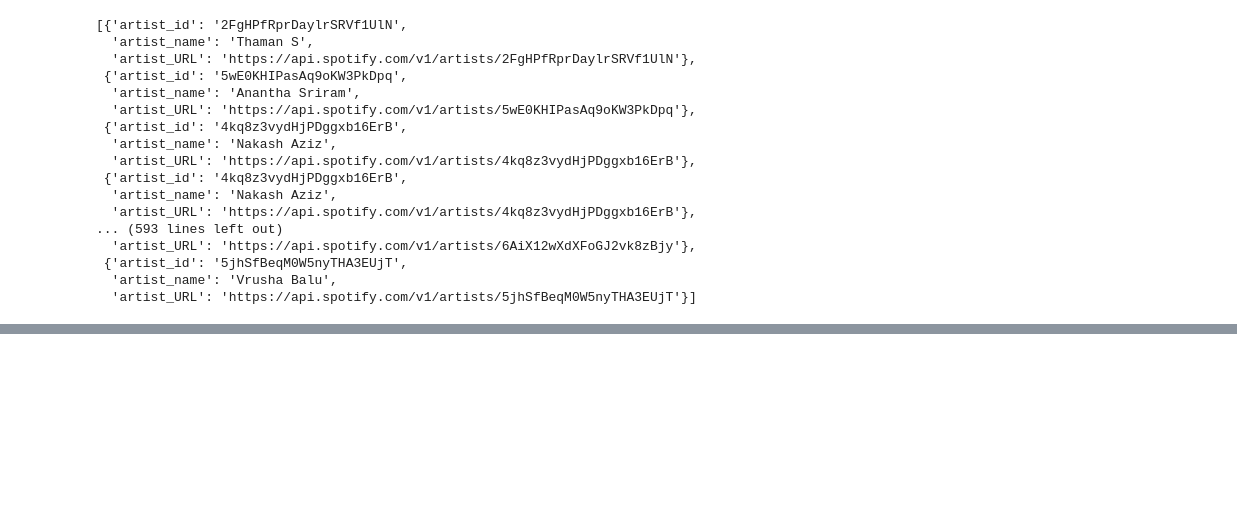
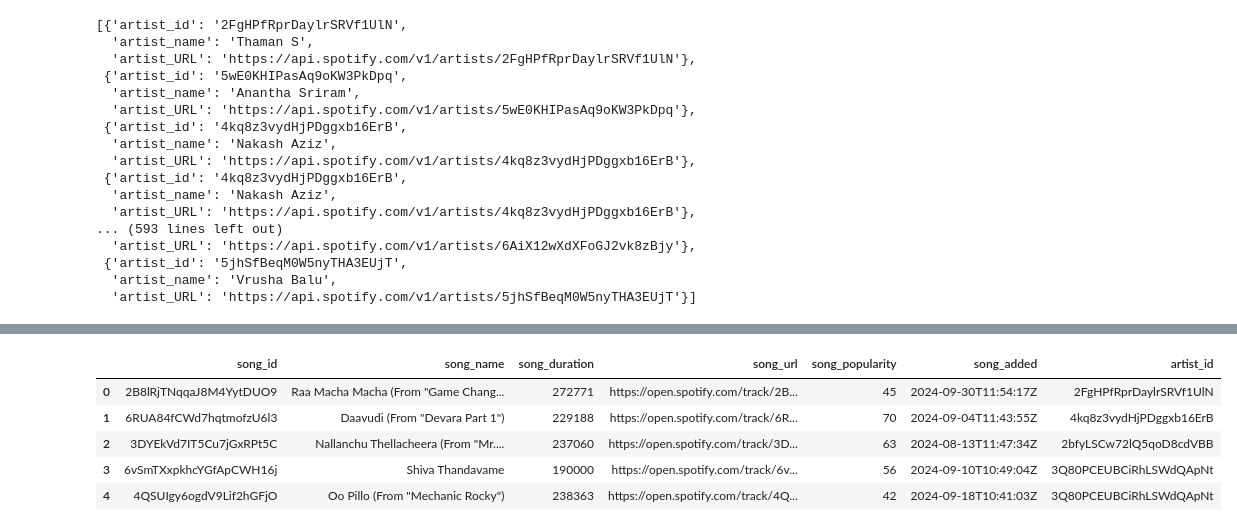
Before and after one commit to darvikkunal/ETL-Data-Pipeline-Project-Using-Spotify-API, a Jupyter notebook: spotify_ETL.ipynb, the cells around one changed output, grey strips where cells are left out. Saved outputs shown, nothing was run; the diff lists cells and outputs as text; code cells hidden in the pictures; blank space fills up the shorter version.

```diff
--- a/spotify_ETL.ipynb
+++ b/spotify_ETL.ipynb
@@ -152,3 +147,17 @@ artist_list
  {'artist_id': '5jhSfBeqM0W5nyTHA3EUjT',
   'artist_name': 'Vrusha Balu',
   'artist_URL': 'https://api.spotify.com/v1/artists/5jhSfBeqM0W5nyTHA3EUjT'}]
+# %%
+song_list = []
+for row in data['items']:
+    song_id = row['track']['id']
+    song_name = row['track']['name']
+    song_duration = row['track']['duration_ms']
+    song_url = row['track']['external_urls']['spotify']
+    song_popularity = row['track']['popularity']
+    song_added = row['added_at']
+    artist_id = row['track']['album']['artists'][0]['id']
+    song_element = {'song_id' : song_id , 'song_name': song_name,
+                    'song_duration': song_duration, 'song_url': song_url, 'song_popularity': song_popularity,
+                        'song_added': song_added , 'artist_id': artist_id}
+    song_list.append(song_element)
@@ -154,0 +204,10 @@ artist_list
+# %%
+song_df = pd.DataFrame.from_dict(song_list)
+song_df.head()
+# %% [output]
+|  | song_id | song_name | song_duration | song_url | song_popularity | song_added | artist_id |
+| 0 | 2B8lRjTNqqaJ8M4YytDUO9 | Raa Macha Macha (From "Game Chang... | 272771 | https://open.spotify.com/track/2B... | 45 | 2024-09-30T11:54:17Z | 2FgHPfRprDaylrSRVf1UlN |
+| 1 | 6RUA84fCWd7hqtmofzU6l3 | Daavudi (From "Devara Part 1") | 229188 | https://open.spotify.com/track/6R... | 70 | 2024-09-04T11:43:55Z | 4kq8z3vydHjPDggxb16ErB |
+| 2 | 3DYEkVd7IT5Cu7jGxRPt5C | Nallanchu Thellacheera (From "Mr.... | 237060 | https://open.spotify.com/track/3D... | 63 | 2024-08-13T11:47:34Z | 2bfyLSCw72lQ5qoD8cdVBB |
+| 3 | 6vSmTXxpkhcYGfApCWH16j | Shiva Thandavame | 190000 | https://open.spotify.com/track/6v... | 56 | 2024-09-10T10:49:04Z | 3Q80PCEUBCiRhLSWdQApNt |
+| 4 | 4QSUIgy6ogdV9Lif2hGFjO | Oo Pillo (From "Mechanic Rocky") | 238363 | https://open.spotify.com/track/4Q... | 42 | 2024-09-18T10:41:03Z | 3Q80PCEUBCiRhLSWdQApNt |
```
Also changed, not shown: parts of 12 cells of this notebook, 1 other file.
